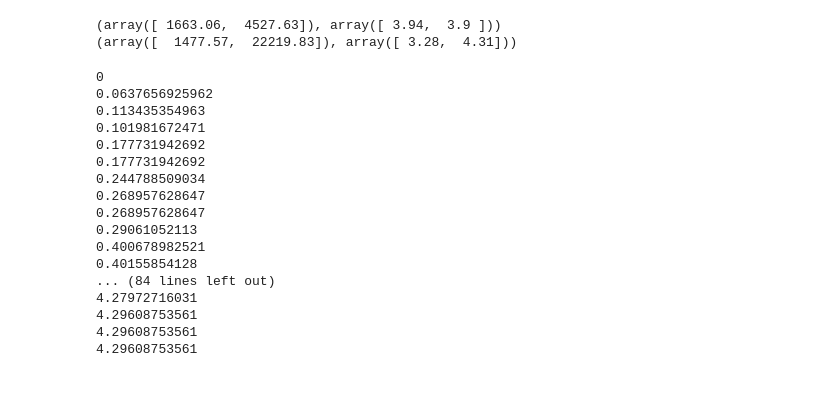
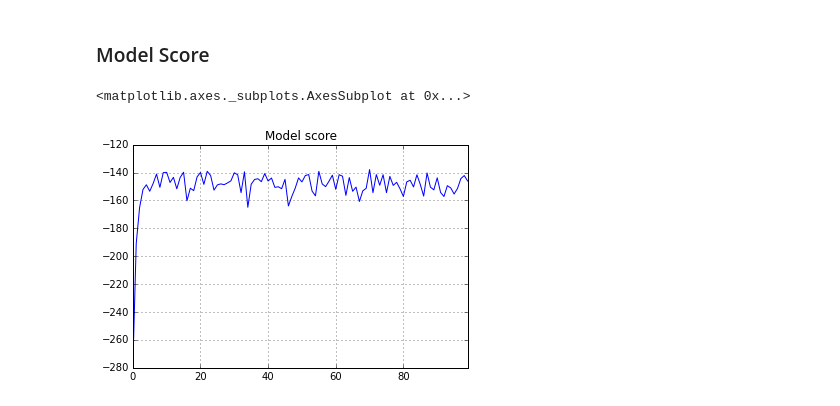
Before and after one commit to tdhopper/mcmc, a Jupyter notebook: Collapsed Gibbs Sampler for Finite Mixture Model with Hyperparameter Inference 2.0.ipynb, the cells around one changed output. Saved outputs shown, nothing was run; the diff lists cells and outputs as text; code cells hidden in the pictures.

Commit message:
Working hyper param inference

```diff
--- a/Collapsed Gibbs Sampler for Finite Mixture Model with Hyperparameter Inference 2.0.ipynb
+++ b/Collapsed Gibbs Sampler for Finite Mixture Model with Hyperparameter Inference 2.0.ipynb
@@ -132,14 +154,14 @@ def gibbs_step(state):
 
         state['suffstats'][new_cluster] = add_datapoint_to_suffstats(datapoint, state['suffstats'][new_cluster])
 
-#     # Prior mu MH step
-#     current_prior_mu = state['mu_0']
-#     current_score = state_score(state)
-#     state['mu_0'] = current_prior_mu + random.normal(scale=.1)
-#     proposal_score = state_score(state)
-#     diff = min(proposal_score - current_score, 0)
-#     if np.log(stats.uniform(0, 1).rvs()) < diff:
-#         pass
-#     else:
-#         state['mu_0'] = current_prior_mu
+    # MH Step on prior mu
+    current_prior_mu = state['mu_0']
+    current_score = state_score(state)
+    state['mu_0'] = current_prior_mu + random.normal(scale=.1)
+    proposal_score = state_score(state)
+    diff = min(proposal_score - current_score, 0)
+    if np.log(stats.uniform(0, 1).rvs()) < diff:
+        pass
+    else:
+        state['mu_0'] = current_prior_mu
     return state
@@ -177,11 +196,0 @@ _ = plt.hist(group_data(state['data'], ground_truth_c).values(),
-# %%
-state, c = initial_state(N=100)
-print state_score(state)
-state['c'] = c
-grouped_data = group_data(state['data'], state['c'])
-
-state['suffstats'] = {cluster: generate_suffstat(X) for cluster, X in grouped_data.iteritems()}
-print state_score(state)
-# %% [output]
-(array([ 1663.06,  4527.63]), array([ 3.94,  3.9 ]))
-(array([  1477.57,  22219.83]), array([ 3.28,  4.31]))
@@ -188,29 +199,18 @@ print state_score(state)
 # %%
-
+mu0 = []
 num_iterations = 100
+params = []
+scores = []
 state, _ = initial_state()
 for i in range(num_iterations):
-
-#     print state['suffstats']
-
-#     print state_score(state)
     state = gibbs_step(state)
-    print state['mu_0']
+    mu0.append(state['mu_0'])
+    scores.append(state_score(state))
+    params.append( (sample_marginalized_parameters(state), np.array(state["c"])))
-# %% [output]
-0
-0.0637656925962
-0.113435354963
-0.101981672471
-0.177731942692
-0.177731942692
-0.244788509034
-0.268957628647
-0.268957628647
-0.29061052113
-0.400678982521
-0.40155854128
-... (84 lines left out)
-4.27972716031
-4.29608753561
-4.29608753561
-4.29608753561
+# %% [markdown]
+### Model Score
+# %%
+pd.Series(scores).plot(title="Model score")
+# %% [output]
+<matplotlib.axes._subplots.AxesSubplot at 0x...>
+[figure, added]
```
Also changed, not shown: parts of 9 cells of this notebook.
